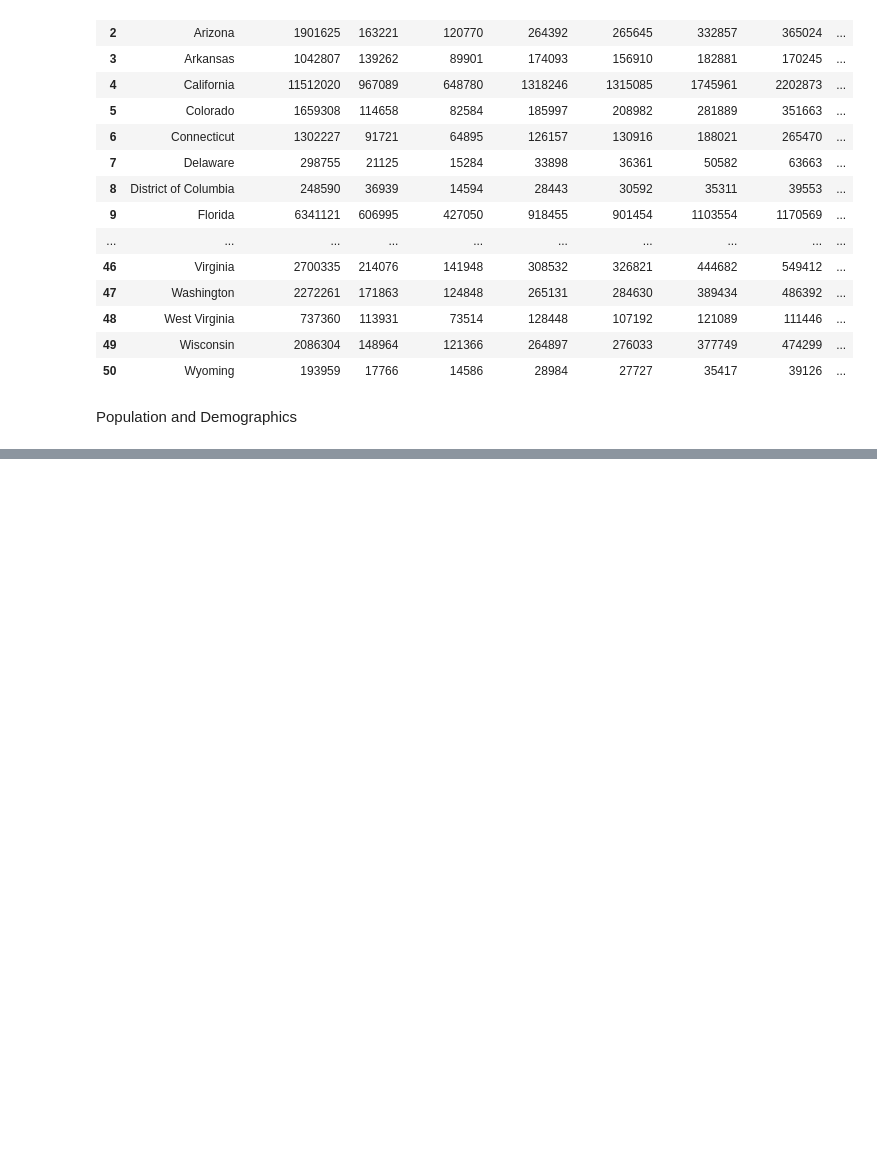
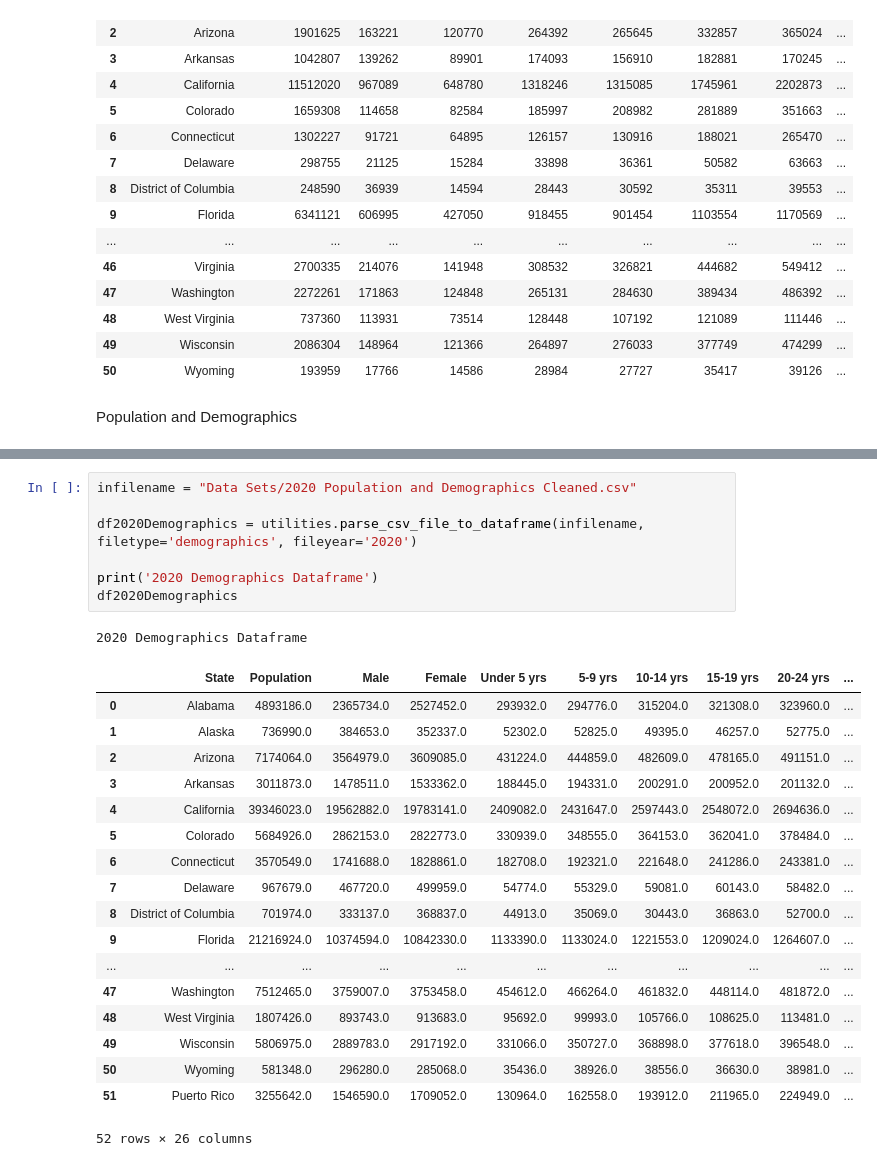
Before and after one commit to BlakeRivers25/SCDV490-FinalProject-BlakeRivers, a Jupyter notebook: test_cases.ipynb, the cells around one changed output, grey strips where cells are left out. Cells and saved outputs as stored; diff of their text form; blank space fills up the shorter version.

```diff
--- a/test_cases.ipynb
+++ b/test_cases.ipynb
@@ -77,0 +123,27 @@ IndexError: index 0 is out of bounds for axis 0 with size 0
+# %%
+infilename = "Data Sets/2020 Population and Demographics Cleaned.csv"
+
+df2020Demographics = utilities.parse_csv_file_to_dataframe(infilename, filetype='demographics', fileyear='2020')
+
+print('2020 Demographics Dataframe')
+df2020Demographics
+# %% [output]
+2020 Demographics Dataframe
+|  | State | Population | Male | Female | Under 5 yrs | 5-9 yrs | 10-14 yrs | 15-19 yrs | 20-24 yrs | ... |
+| 0 | Alabama | 4893186.0 | 2365734.0 | 2527452.0 | 293932.0 | 294776.0 | 315204.0 | 321308.0 | 323960.0 | ... |
+| 1 | Alaska | 736990.0 | 384653.0 | 352337.0 | 52302.0 | 52825.0 | 49395.0 | 46257.0 | 52775.0 | ... |
+| 2 | Arizona | 7174064.0 | 3564979.0 | 3609085.0 | 431224.0 | 444859.0 | 482609.0 | 478165.0 | 491151.0 | ... |
+| 3 | Arkansas | 3011873.0 | 1478511.0 | 1533362.0 | 188445.0 | 194331.0 | 200291.0 | 200952.0 | 201132.0 | ... |
+| 4 | California | 39346023.0 | 19562882.0 | 19783141.0 | 2409082.0 | 2431647.0 | 2597443.0 | 2548072.0 | 2694636.0 | ... |
+| 5 | Colorado | 5684926.0 | 2862153.0 | 2822773.0 | 330939.0 | 348555.0 | 364153.0 | 362041.0 | 378484.0 | ... |
+| 6 | Connecticut | 3570549.0 | 1741688.0 | 1828861.0 | 182708.0 | 192321.0 | 221648.0 | 241286.0 | 243381.0 | ... |
+| 7 | Delaware | 967679.0 | 467720.0 | 499959.0 | 54774.0 | 55329.0 | 59081.0 | 60143.0 | 58482.0 | ... |
+| 8 | District of Columbia | 701974.0 | 333137.0 | 368837.0 | 44913.0 | 35069.0 | 30443.0 | 36863.0 | 52700.0 | ... |
+| 9 | Florida | 21216924.0 | 10374594.0 | 10842330.0 | 1133390.0 | 1133024.0 | 1221553.0 | 1209024.0 | 1264607.0 | ... |
+| ... | ... | ... | ... | ... | ... | ... | ... | ... | ... | ... |
+| 47 | Washington | 7512465.0 | 3759007.0 | 3753458.0 | 454612.0 | 466264.0 | 461832.0 | 448114.0 | 481872.0 | ... |
+| 48 | West Virginia | 1807426.0 | 893743.0 | 913683.0 | 95692.0 | 99993.0 | 105766.0 | 108625.0 | 113481.0 | ... |
+| 49 | Wisconsin | 5806975.0 | 2889783.0 | 2917192.0 | 331066.0 | 350727.0 | 368898.0 | 377618.0 | 396548.0 | ... |
+| 50 | Wyoming | 581348.0 | 296280.0 | 285068.0 | 35436.0 | 38926.0 | 38556.0 | 36630.0 | 38981.0 | ... |
+| 51 | Puerto Rico | 3255642.0 | 1546590.0 | 1709052.0 | 130964.0 | 162558.0 | 193912.0 | 211965.0 | 224949.0 | ... |
+52 rows × 26 columns
```
Also changed, not shown: parts of 2 cells of this notebook.
